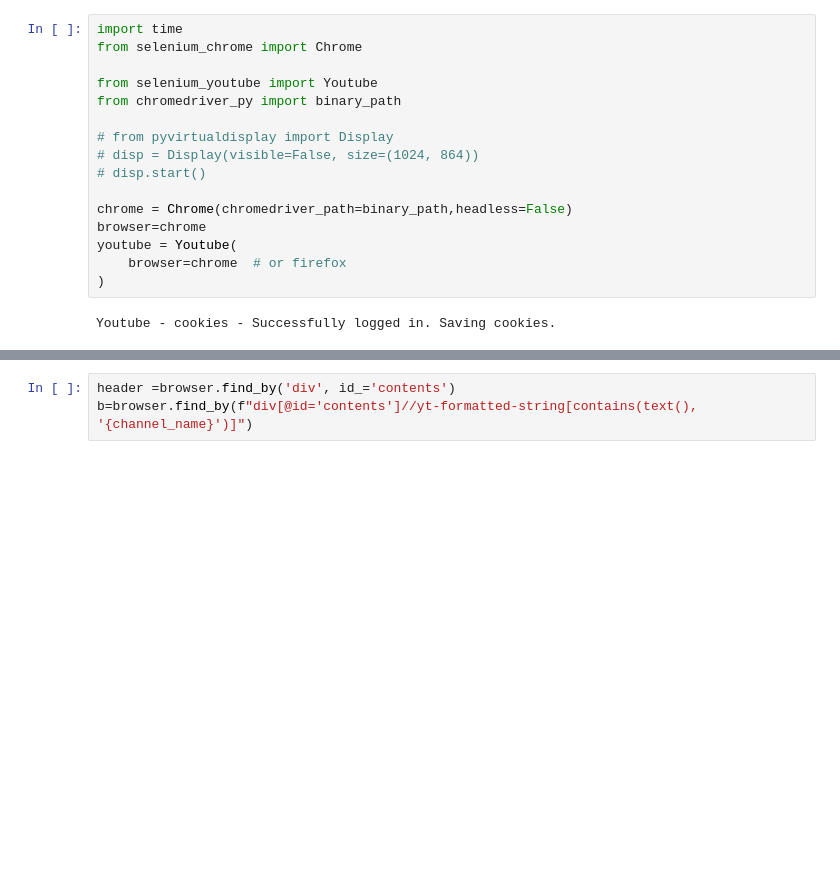
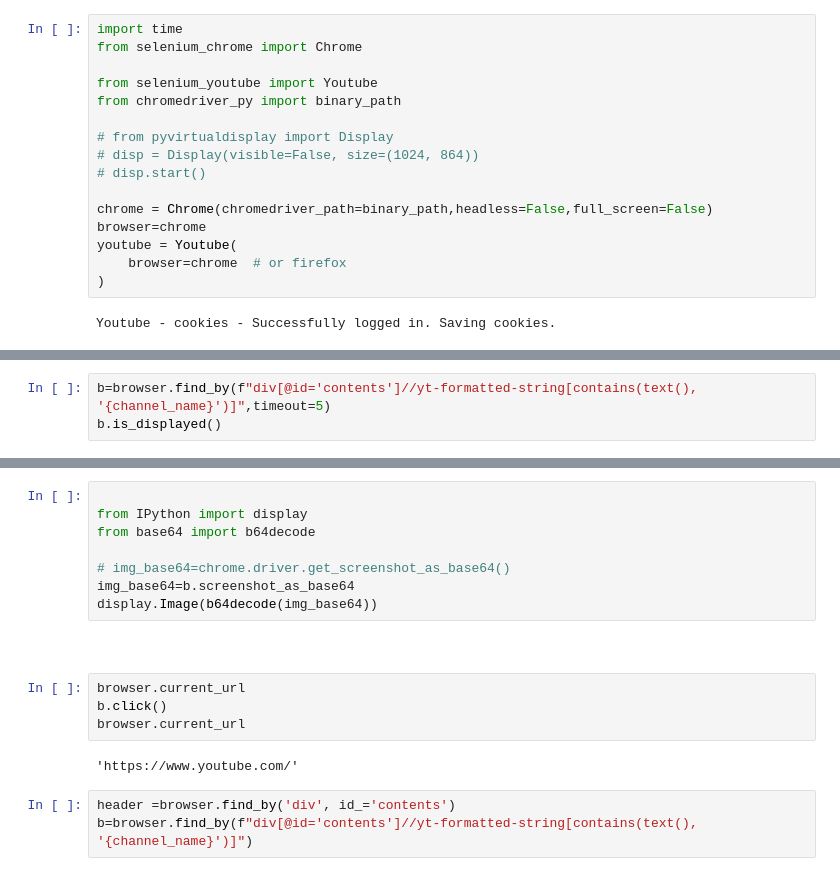
Before and after one commit to voyageivi/selenium_youtube, a Jupyter notebook: youtube.ipynb, the cells around one changed output, grey strips where cells are left out. Cells and saved outputs as stored; diff of their text form; blank space fills up the shorter version.

```diff
--- a/youtube.ipynb
+++ b/youtube.ipynb
@@ -9,7 +9,7 @@ from chromedriver_py import binary_path
 # disp = Display(visible=False, size=(1024, 864))
 # disp.start()
 
-chrome = Chrome(chromedriver_path=binary_path,headless=False)
+chrome = Chrome(chromedriver_path=binary_path,headless=False,full_screen=False)
 browser=chrome
 youtube = Youtube(
     browser=chrome  # or firefox
@@ -31,0 +49,3 @@ b=browser.find_by(f"div[@id='contents']//yt-formatted-string[contains(text(), '{
+# %%
+b=browser.find_by(f"div[@id='contents']//yt-formatted-string[contains(text(), '{channel_name}')]",timeout=5)
+b.is_displayed()
@@ -32,3 +65,19 @@ b=browser.find_by(f"div[@id='contents']//yt-formatted-string[contains(text(), '{
+# %%
+
+from IPython import display
+from base64 import b64decode
+
+# img_base64=chrome.driver.get_screenshot_as_base64()
+img_base64=b.screenshot_as_base64
+display.Image(b64decode(img_base64))
+# %% [output]
+[figure, added]
+# %%
+browser.current_url
+b.click()
+browser.current_url
+# %% [output]
+'https://www.youtube.com/'
 # %%
 header =browser.find_by('div', id_='contents')
 b=browser.find_by(f"div[@id='contents']//yt-formatted-string[contains(text(), '{channel_name}')]")
```
Also changed, not shown: parts of 22 cells of this notebook, 2 other files.
